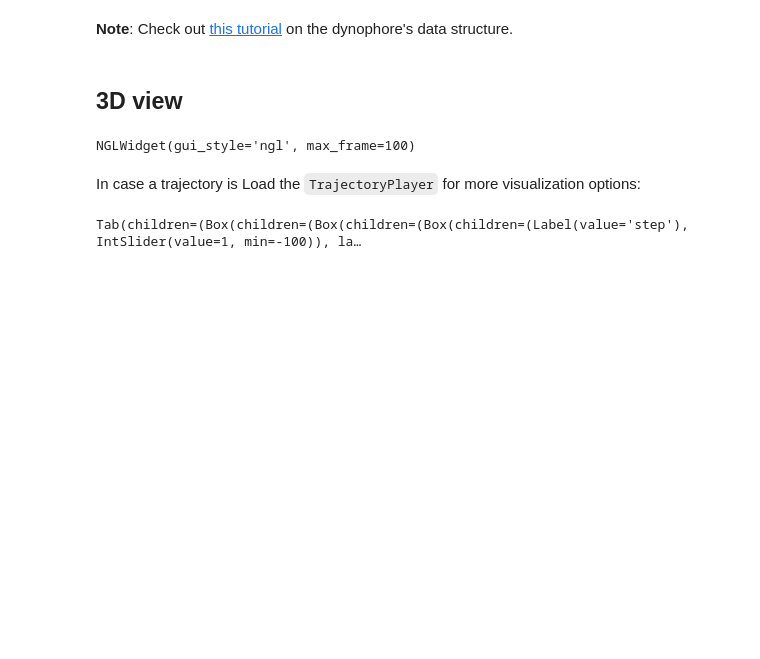
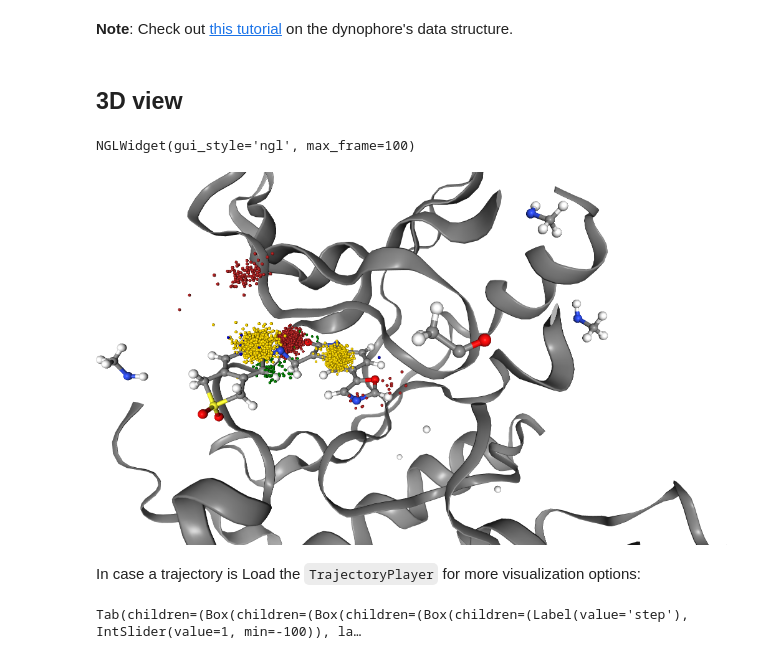
Before and after one commit to wolberlab/dynophores, a Jupyter notebook: docs/tutorials/dynophore.ipynb, the cells around one changed output. Cells and saved outputs as stored; diff of their text form; code cells hidden in the pictures; blank space fills up the shorter version.

```diff
--- a/docs/tutorials/dynophore.ipynb
+++ b/docs/tutorials/dynophore.ipynb
@@ -47,3 +49,7 @@ NGLWidget(gui_style='ngl', max_frame=100)
+# %%
+view._display_image()
+# %% [output]
+[figure, added]
 # %% [markdown]
 In case a trajectory is Load the `TrajectoryPlayer` for more visualization options:
 # %%
```
Also changed, not shown: parts of 1 cell of this notebook, 2 other files.
